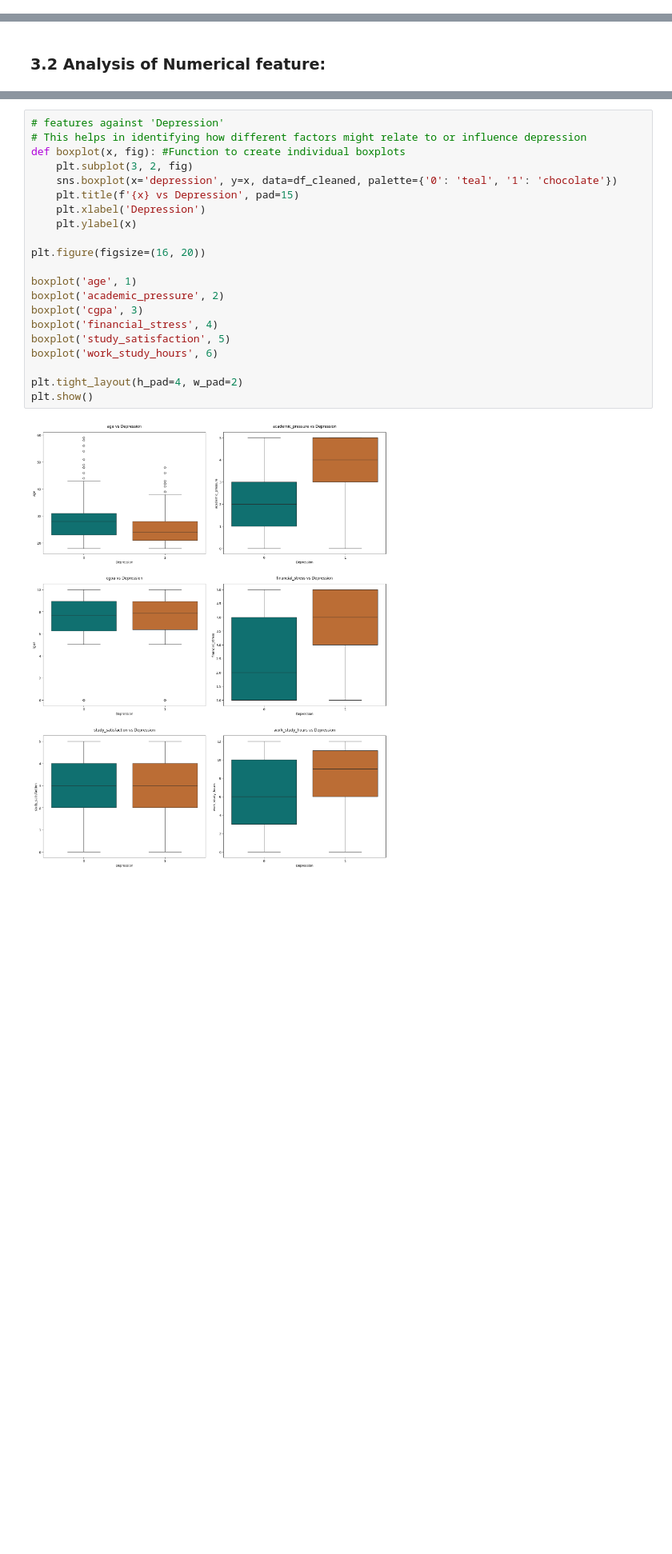
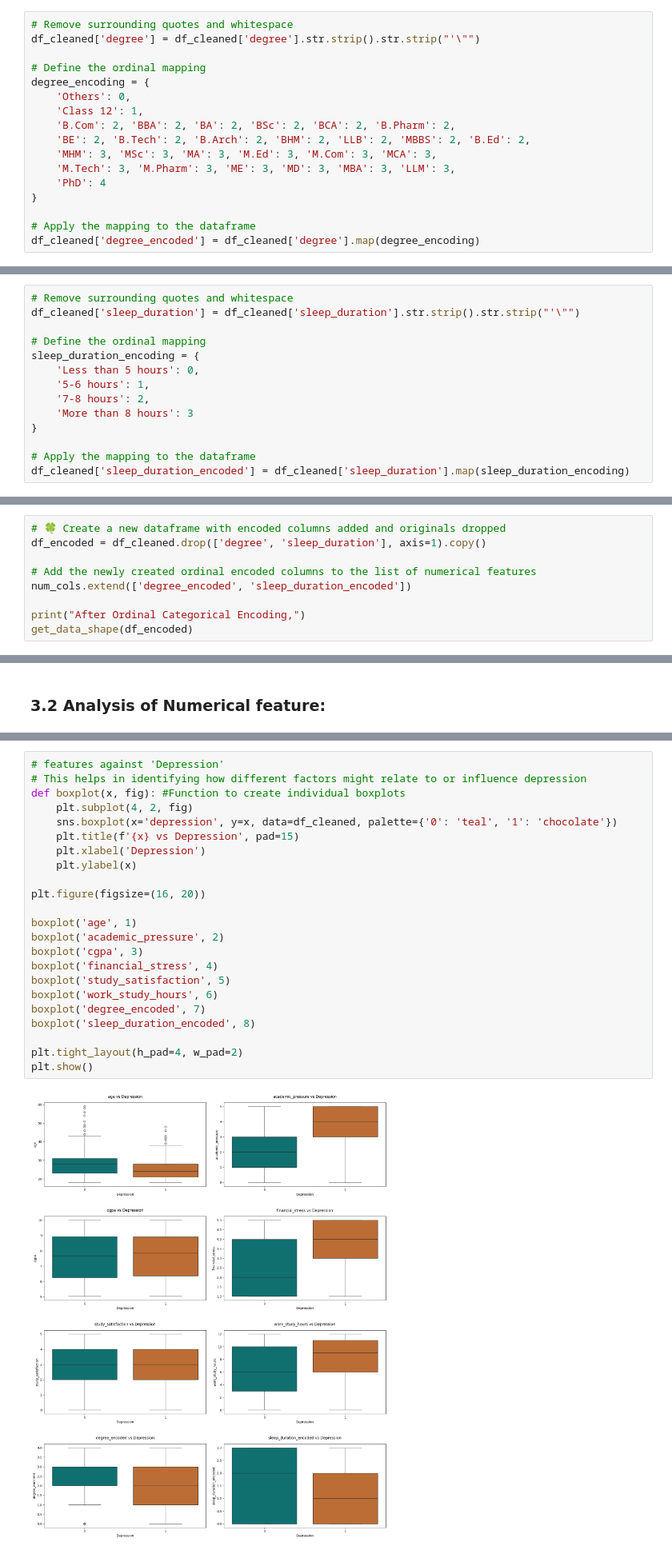
Before and after one commit to SeminiAmanda/student-depression-predictor, a Jupyter notebook: notebooks/FC110552_mithula-cbw/01_data_preprocessing.ipynb, the cells around one changed output, grey strips where cells are left out. Shown at 80% size. Drawn from its saved outputs; the diff is of its cells as text; blank space fills up the shorter version.

Commit message:
Add ordinal encoding for 'degree' and 'sleep_duration'

```diff
--- a/notebooks/FC110552_mithula-cbw/01_data_preprocessing.ipynb
+++ b/notebooks/FC110552_mithula-cbw/01_data_preprocessing.ipynb
@@ -654,0 +706,17 @@ Cleaned shape : (27868, 13)
+# %%
+# Remove surrounding quotes and whitespace
+df_cleaned['degree'] = df_cleaned['degree'].str.strip().str.strip("'\"")
+
+# Define the ordinal mapping
+degree_encoding = {
+    'Others': 0,
+    'Class 12': 1,
+    'B.Com': 2, 'BBA': 2, 'BA': 2, 'BSc': 2, 'BCA': 2, 'B.Pharm': 2,
+    'BE': 2, 'B.Tech': 2, 'B.Arch': 2, 'BHM': 2, 'LLB': 2, 'MBBS': 2, 'B.Ed': 2,
+    'MHM': 3, 'MSc': 3, 'MA': 3, 'M.Ed': 3, 'M.Com': 3, 'MCA': 3,
+    'M.Tech': 3, 'M.Pharm': 3, 'ME': 3, 'MD': 3, 'MBA': 3, 'LLM': 3,
+    'PhD': 4
+}
+
+# Apply the mapping to the dataframe
+df_cleaned['degree_encoded'] = df_cleaned['degree'].map(degree_encoding)
@@ -654,0 +757,14 @@ Cleaned shape : (27868, 13)
+# %%
+# Remove surrounding quotes and whitespace
+df_cleaned['sleep_duration'] = df_cleaned['sleep_duration'].str.strip().str.strip("'\"")
+
+# Define the ordinal mapping
+sleep_duration_encoding = {
+    'Less than 5 hours': 0,
+    '5-6 hours': 1,
+    '7-8 hours': 2,
+    'More than 8 hours': 3
+}
+
+# Apply the mapping to the dataframe
+df_cleaned['sleep_duration_encoded'] = df_cleaned['sleep_duration'].map(sleep_duration_encoding)
@@ -654,0 +773,9 @@ Cleaned shape : (27868, 13)
+# %%
+# 🍀 Create a new dataframe with encoded columns added and originals dropped
+df_encoded = df_cleaned.drop(['degree', 'sleep_duration'], axis=1).copy()
+
+# Add the newly created ordinal encoded columns to the list of numerical features
+num_cols.extend(['degree_encoded', 'sleep_duration_encoded'])
+
+print("After Ordinal Categorical Encoding,")
+get_data_shape(df_encoded)
@@ -727,26 +862,28 @@ plt.show()
 # %%
 # features against 'Depression'
 # This helps in identifying how different factors might relate to or influence depression
 def boxplot(x, fig): #Function to create individual boxplots
-    plt.subplot(3, 2, fig)
+    plt.subplot(4, 2, fig)
     sns.boxplot(x='depression', y=x, data=df_cleaned, palette={'0': 'teal', '1': 'chocolate'})
     plt.title(f'{x} vs Depression', pad=15)
     plt.xlabel('Depression')
     plt.ylabel(x)
 
 plt.figure(figsize=(16, 20))
 
 boxplot('age', 1)
 boxplot('academic_pressure', 2)
 boxplot('cgpa', 3)
 boxplot('financial_stress', 4)
 boxplot('study_satisfaction', 5)
 boxplot('work_study_hours', 6)
+boxplot('degree_encoded', 7)
+boxplot('sleep_duration_encoded', 8)
 
 plt.tight_layout(h_pad=4, w_pad=2)
 plt.show()
 # %% [output]
-[figure, old version]
+[figure, new version]
 # %% [markdown]
 💡 **Observations:**
 
```
Also changed, not shown: parts of 16 cells of this notebook.
